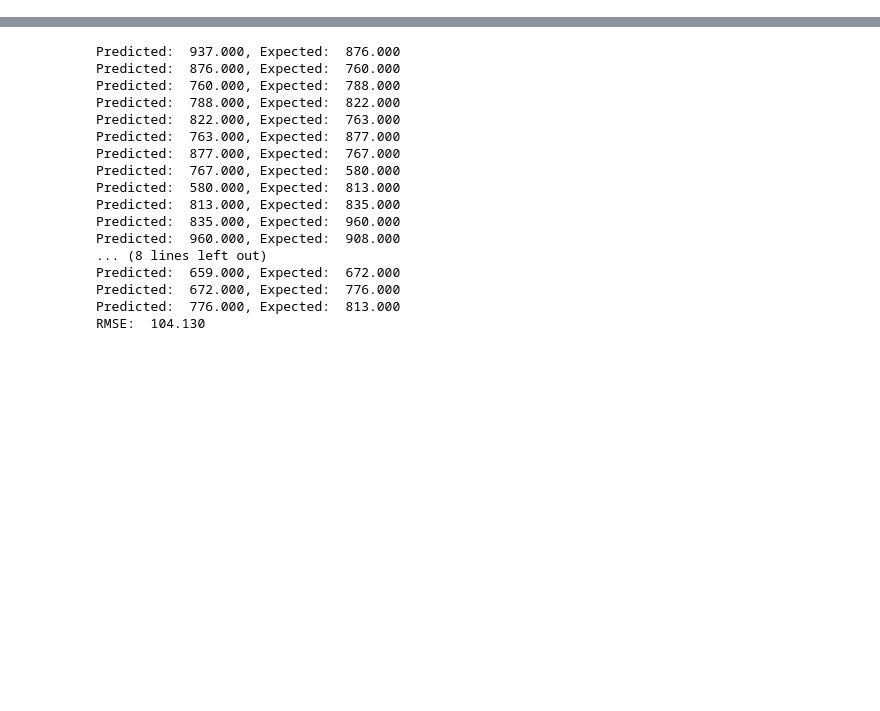
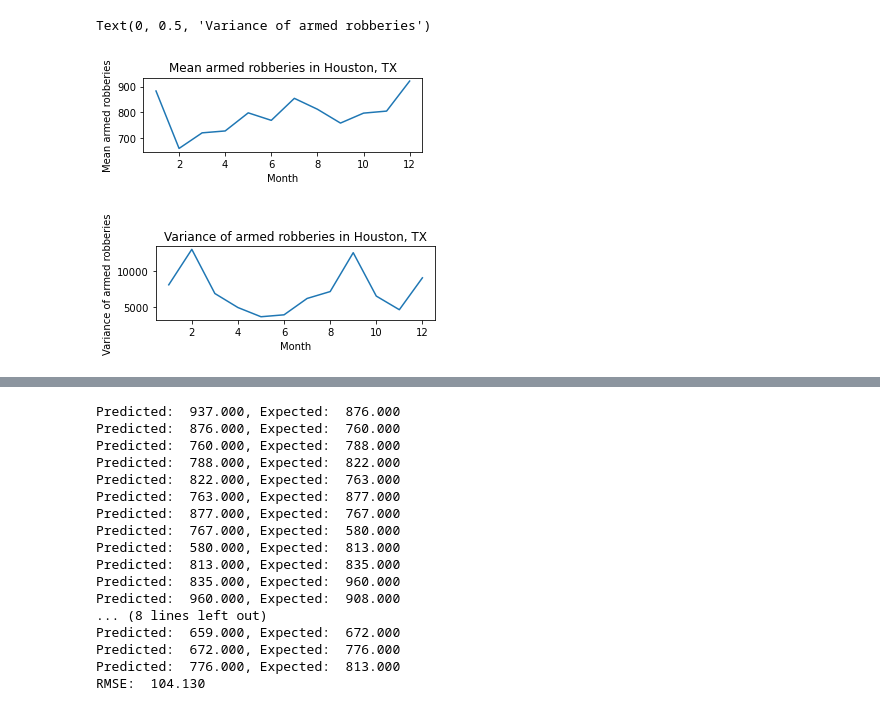
Before and after one commit to grantrzchan/HTX_Armed_Robberies, a Jupyter notebook: HTX_Robberies_ARIMA.ipynb, the cells around one changed output, grey strips where cells are left out. Cells and saved outputs as stored; diff of their text form; code cells hidden in the pictures; blank space fills up the shorter version.

```diff
--- a/HTX_Robberies_ARIMA.ipynb
+++ b/HTX_Robberies_ARIMA.ipynb
@@ -40,0 +101,22 @@ Name: 982.0, dtype: float64
+# %%
+#analysis data by month
+mths = yrs.copy().transpose()
+mths.columns = range(1,13)
+plt.figure(figsize=(5,3))
+plt.figure(1)
+plt.subplot(211)
+sns.lineplot(data=mths.mean())
+plt.title('Mean armed robberies in Houston, TX')
+plt.xlabel('Month')
+plt.ylabel('Mean armed robberies')
+plt.figure(figsize=(5,3))
+plt.figure(2)
+plt.subplot(212)
+sns.lineplot(data=mths.var())
+plt.title('Variance of armed robberies in Houston, TX')
+plt.xlabel('Month')
+plt.ylabel('Variance of armed robberies')
+# %% [output]
+Text(0, 0.5, 'Variance of armed robberies')
+[figure, added]
+[figure, added]
```
Also changed, not shown: parts of 79 cells of this notebook.
